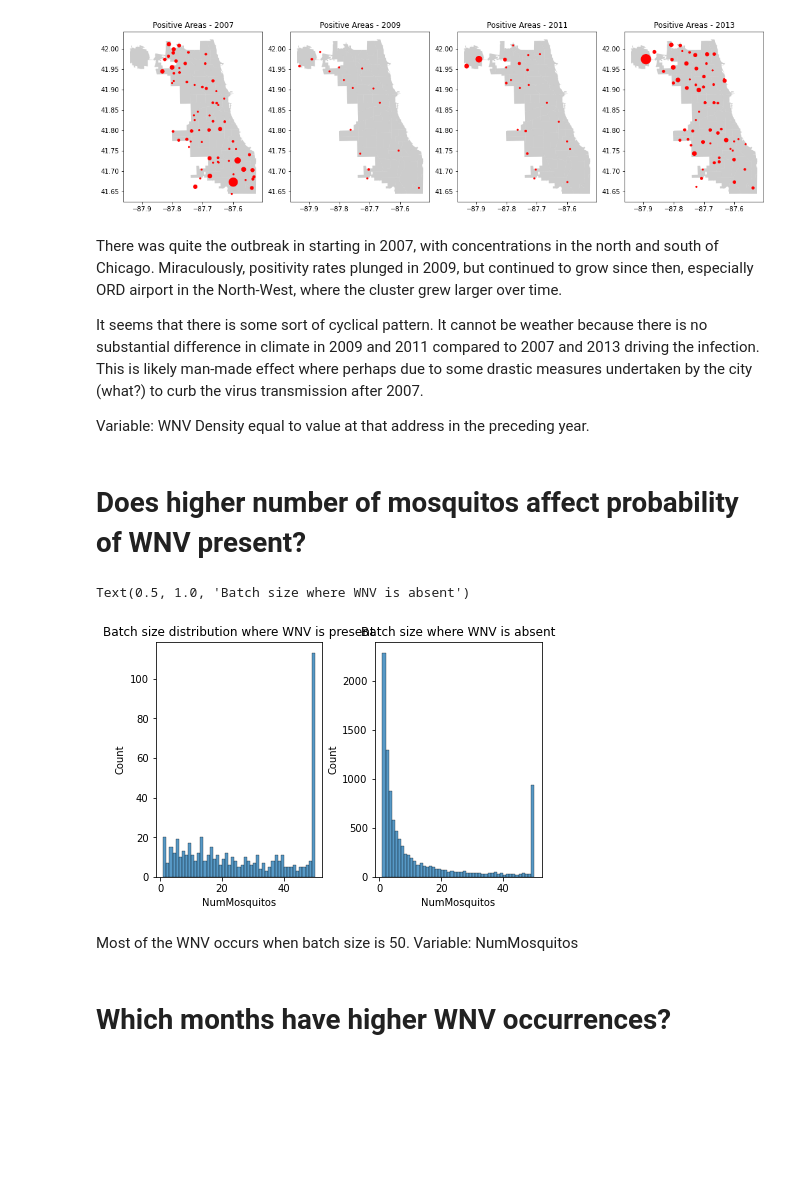
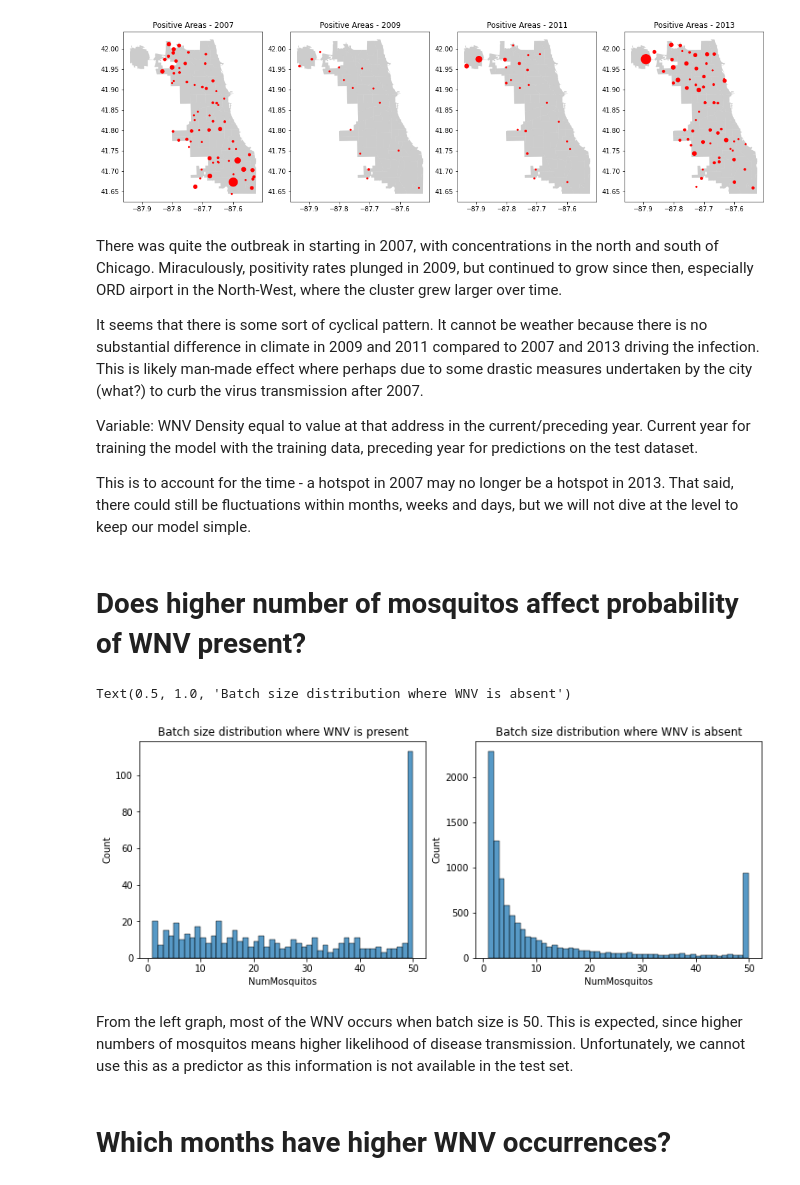
Before and after one commit to hongaik/PredictWestNileVirus, a Jupyter notebook: code/1_EDA.ipynb, the cells around one changed output. Saved outputs shown, nothing was run; the diff lists cells and outputs as text; code cells hidden in the pictures; blank space fills up the shorter version.

```diff
--- a/code/1_EDA.ipynb
+++ b/code/1_EDA.ipynb
@@ -31,6 +33,7 @@ street_map = gpd.read_file('assets/geo_export_a6957f22-b168-4cee-b03c-0bcc981530
 # %%
 train = pd.read_csv('assets/train.csv/train.csv')
 train['Date'] = pd.to_datetime(train['Date'])
+train['year'] = train['Date'].dt.year
 # %%
 train.info()
 # %% [output]
@@ -184,4 +205,6 @@ There was quite the outbreak in starting in 2007, with concentrations in the nor
 
 It seems that there is some sort of cyclical pattern. It cannot be weather because there is no substantial difference in climate in 2009 and 2011 compared to 2007 and 2013 driving the infection. This is likely man-made effect where perhaps due to some drastic measures undertaken by the city (what?) to curb the virus transmission after 2007.
 
-Variable: WNV Density equal to value at that address in the preceding year.
+Variable: WNV Density equal to value at that address in the current/preceding year. Current year for training the model with the training data, preceding year for predictions on the test dataset.
+
+This is to account for the time - a hotspot in 2007 may no longer be a hotspot in 2013. That said, there could still be fluctuations within months, weeks and days, but we will not dive at the level to keep our model simple.
@@ -188,16 +214,16 @@ Variable: WNV Density equal to value at that address in the preceding year.
 # %% [markdown]
 # Does higher number of mosquitos affect probability of WNV present?
 # %%
-fig,ax = plt.subplots(nrows=1, ncols=2, constrained_layout=True)
+fig,ax = plt.subplots(nrows=1, ncols=2, constrained_layout=True, figsize=(10,4))
 sns.histplot(data=geo_train[geo_train['WnvPresent']==1], binwidth=1, x='NumMosquitos', ax=ax[0])
 ax[0].set_title('Batch size distribution where WNV is present')
 sns.histplot(data=geo_train[geo_train['WnvPresent']==0], binwidth=1, x='NumMosquitos', ax=ax[1])
-ax[1].set_title('Batch size where WNV is absent')
+ax[1].set_title('Batch size distribution where WNV is absent')
 # %% [output]
-Text(0.5, 1.0, 'Batch size where WNV is absent')
+Text(0.5, 1.0, 'Batch size distribution where WNV is absent')
-[figure, old version]
+[figure, new version]
-# %% [markdown]
-Most of the WNV occurs when batch size is 50. Variable: NumMosquitos
+# %% [markdown]
+From the left graph, most of the WNV occurs when batch size is 50. This is expected, since higher numbers of mosquitos means higher likelihood of disease transmission. Unfortunately, we cannot use this as a predictor as this information is not available in the test set.
 # %% [markdown]
 # Which months have higher WNV occurrences?
 # %%
```
Also changed, not shown: parts of 32 cells of this notebook, 8 other files.
